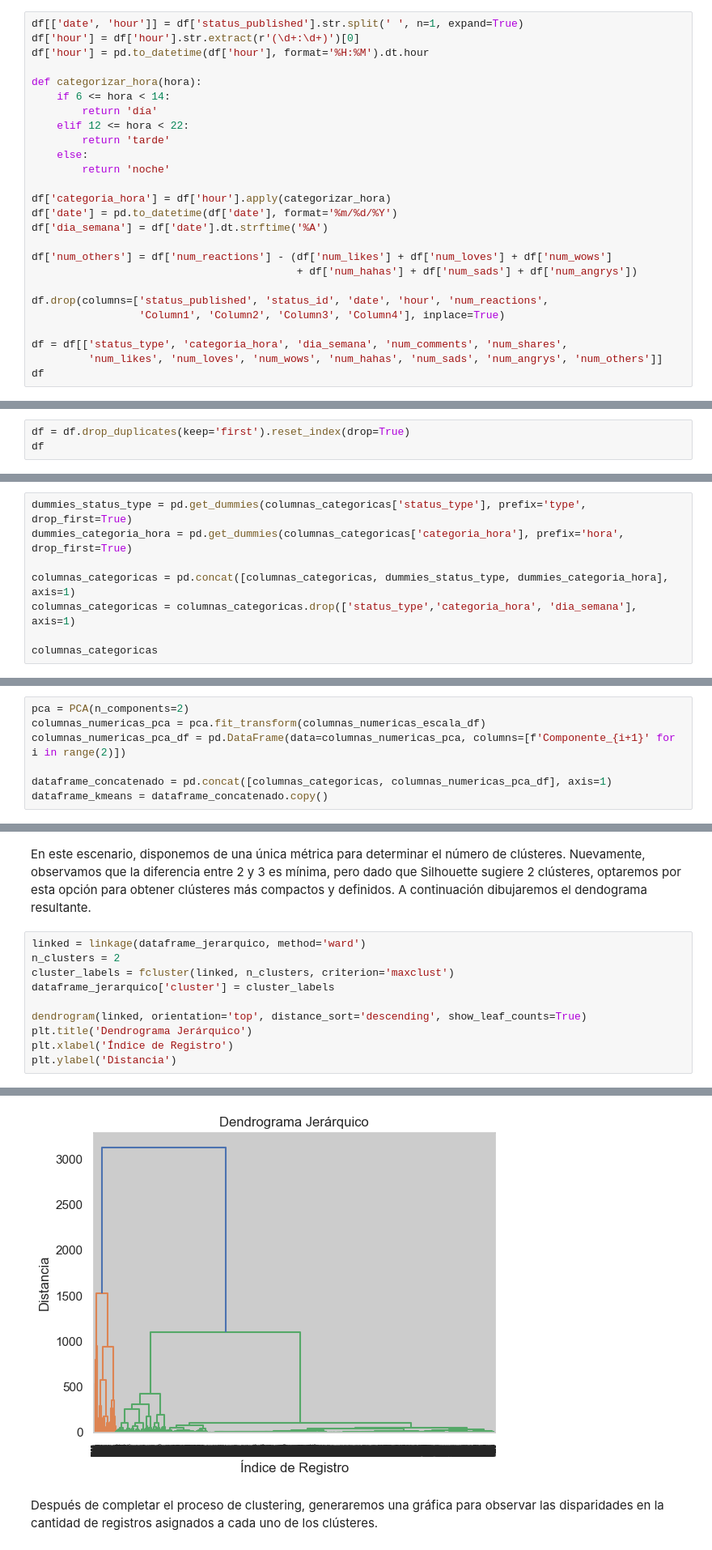
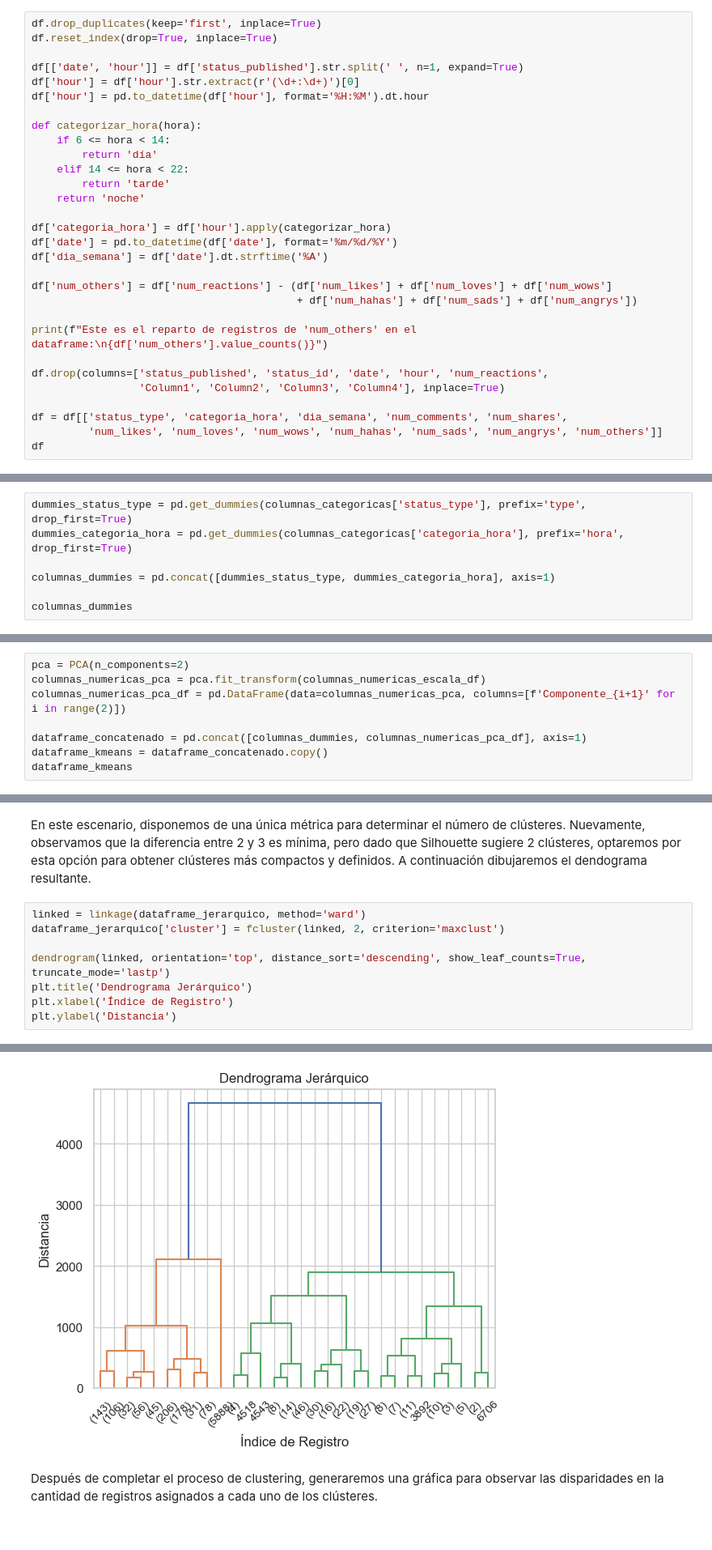
Before and after one commit to dscorbella/ML_unsupervised, a Jupyter notebook: Sprint 8 Tasca M8 T01.ipynb, the cells around one changed output, grey strips where cells are left out. Shown at 81% size. Drawn from its saved outputs; the diff is of its cells as text.

```diff
--- a/Sprint 8 Tasca M8 T01.ipynb
+++ b/Sprint 8 Tasca M8 T01.ipynb
@@ -59,4 +104,7 @@ Además, consideramos la eliminación de las columnas 'Column1', 'Column2', 'Col
 # %%
+df.drop_duplicates(keep='first', inplace=True)
+df.reset_index(drop=True, inplace=True)
+
 df[['date', 'hour']] = df['status_published'].str.split(' ', n=1, expand=True)
 df['hour'] = df['hour'].str.extract(r'(\d+:\d+)')[0]
 df['hour'] = pd.to_datetime(df['hour'], format='%H:%M').dt.hour
@@ -64,10 +112,9 @@ df['hour'] = pd.to_datetime(df['hour'], format='%H:%M').dt.hour
 def categorizar_hora(hora):
     if 6 <= hora < 14:
         return 'día'
-    elif 12 <= hora < 22:
+    elif 14 <= hora < 22:
         return 'tarde'
-    else:
-        return 'noche'
+    return 'noche'
 
 df['categoria_hora'] = df['hour'].apply(categorizar_hora)
 df['date'] = pd.to_datetime(df['date'], format='%m/%d/%Y')
@@ -76,6 +123,8 @@ df['dia_semana'] = df['date'].dt.strftime('%A')
 df['num_others'] = df['num_reactions'] - (df['num_likes'] + df['num_loves'] + df['num_wows']
                                           + df['num_hahas'] + df['num_sads'] + df['num_angrys'])
 
+print(f"Este es el reparto de registros de 'num_others' en el dataframe:\n{df['num_others'].value_counts()}")
+
 df.drop(columns=['status_published', 'status_id', 'date', 'hour', 'num_reactions',
                  'Column1', 'Column2', 'Column3', 'Column4'], inplace=True)
 
@@ -137,3 +154,0 @@ df.duplicated().sum()
-# %%
-df = df.drop_duplicates(keep='first').reset_index(drop=True)
-df
@@ -229,10 +230,9 @@ A continuación, procederé a crear dummies para 'status_type' y 'categoria_hora
 dummies_status_type = pd.get_dummies(columnas_categoricas['status_type'], prefix='type', drop_first=True)
 dummies_categoria_hora = pd.get_dummies(columnas_categoricas['categoria_hora'], prefix='hora', drop_first=True)
 
-columnas_categoricas = pd.concat([columnas_categoricas, dummies_status_type, dummies_categoria_hora], axis=1)
-columnas_categoricas = columnas_categoricas.drop(['status_type','categoria_hora', 'dia_semana'], axis=1)
+columnas_dummies = pd.concat([dummies_status_type, dummies_categoria_hora], axis=1)
 
-columnas_categoricas
+columnas_dummies
 # %% [output]
 |  | type_photo | type_status | type_video | hora_noche | hora_tarde |
 | 0 | 0 | 0 | 1 | 0 | 0 |
@@ -416,5 +416,6 @@ pca = PCA(n_components=2)
 columnas_numericas_pca = pca.fit_transform(columnas_numericas_escala_df)
 columnas_numericas_pca_df = pd.DataFrame(data=columnas_numericas_pca, columns=[f'Componente_{i+1}' for i in range(2)])
 
-dataframe_concatenado = pd.concat([columnas_categoricas, columnas_numericas_pca_df], axis=1)
+dataframe_concatenado = pd.concat([columnas_dummies, columnas_numericas_pca_df], axis=1)
 dataframe_kmeans = dataframe_concatenado.copy()
+dataframe_kmeans
@@ -578,17 +591,15 @@ plot_silhouette_agglo(dataframe_jerarquico, k_values)
 En este escenario, disponemos de una única métrica para determinar el número de clústeres. Nuevamente, observamos que la diferencia entre 2 y 3 es mínima, pero dado que Silhouette sugiere 2 clústeres, optaremos por esta opción para obtener clústeres más compactos y definidos. A continuación dibujaremos el dendograma resultante.
 # %%
 linked = linkage(dataframe_jerarquico, method='ward')
-n_clusters = 2
-cluster_labels = fcluster(linked, n_clusters, criterion='maxclust')
-dataframe_jerarquico['cluster'] = cluster_labels
+dataframe_jerarquico['cluster'] = fcluster(linked, 2, criterion='maxclust')
 
-dendrogram(linked, orientation='top', distance_sort='descending', show_leaf_counts=True)
+dendrogram(linked, orientation='top', distance_sort='descending', show_leaf_counts=True, truncate_mode='lastp')
 plt.title('Dendrograma Jerárquico')
 plt.xlabel('Índice de Registro')
 plt.ylabel('Distancia')
 # %% [output]
 Text(0, 0.5, 'Distancia')
-[figure, old version]
+[figure, new version]
 # %% [markdown]
 Después de completar el proceso de clustering, generaremos una gráfica para observar las disparidades en la cantidad de registros asignados a cada uno de los clústeres.
 # %%
```
Also changed, not shown: parts of 34 cells of this notebook.
